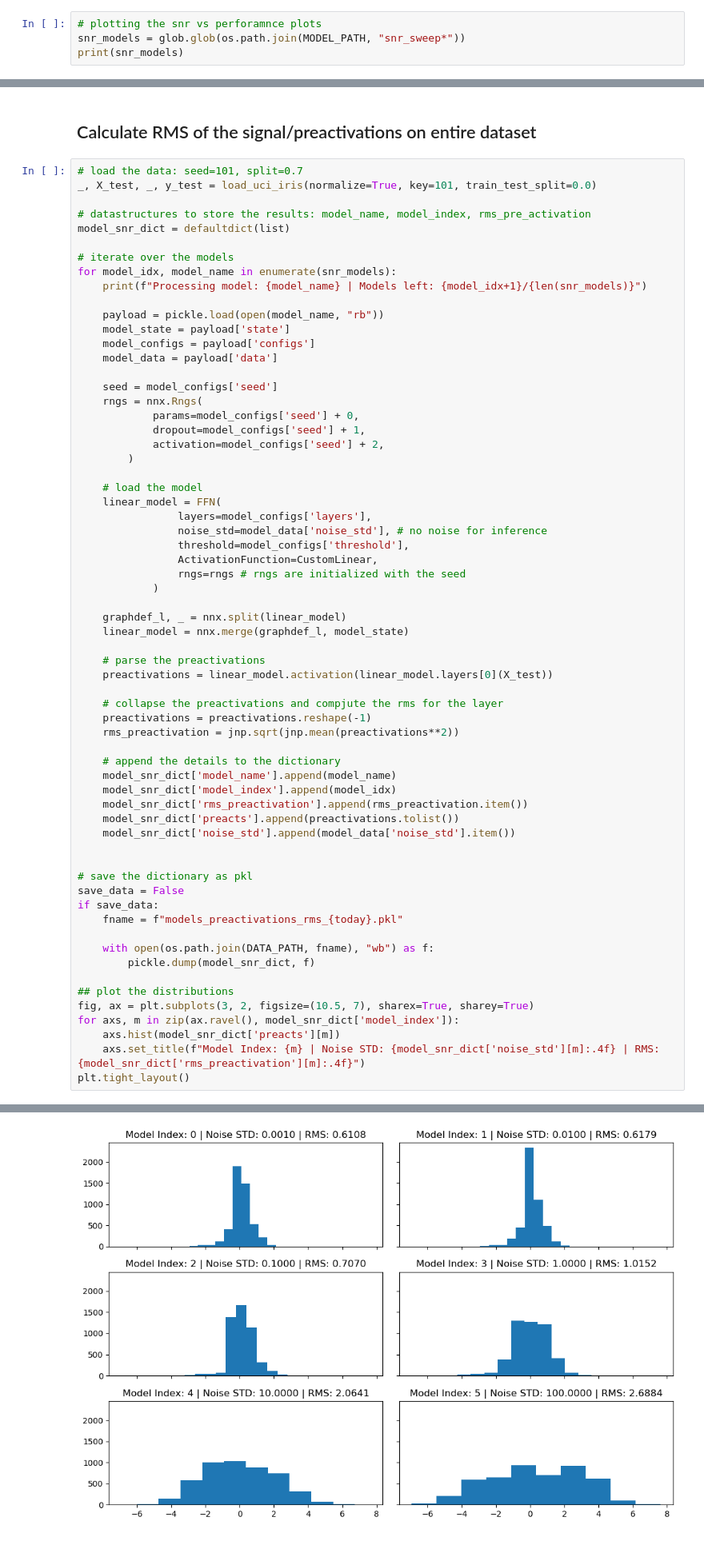
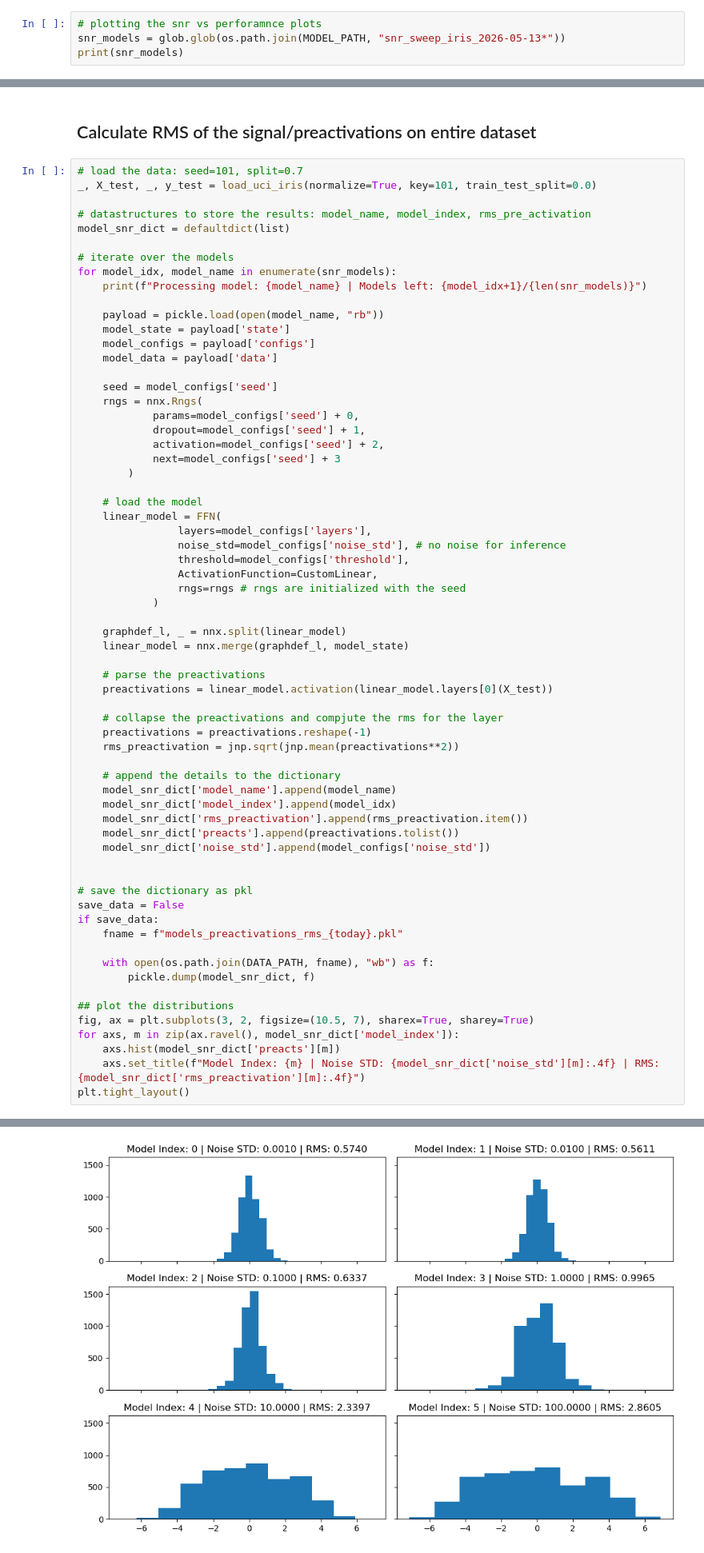
Before and after one commit to vjaltare/sawy, a Jupyter notebook: notebooks/uci_iris_figures_v2.ipynb, the cells around one changed output, grey strips where cells are left out. Shown at 80% size. Saved outputs shown, nothing was run; the diff lists cells and outputs as text.

Commit message:
reanalize snr sweeps... port code to PC for LaTeX

```diff
--- a/notebooks/uci_iris_figures_v2.ipynb
+++ b/notebooks/uci_iris_figures_v2.ipynb
@@ -84,6 +84,6 @@ def pred_step(
     return accuracy, prediction
 # %%
 # plotting the snr vs perforamnce plots
-snr_models = glob.glob(os.path.join(MODEL_PATH, "snr_sweep*"))
+snr_models = glob.glob(os.path.join(MODEL_PATH, "snr_sweep_iris_2026-05-13*"))
 print(snr_models)
 # %% [output]
@@ -135,12 +135,13 @@ for model_idx, model_name in enumerate(snr_models):
             params=model_configs['seed'] + 0,
             dropout=model_configs['seed'] + 1,
             activation=model_configs['seed'] + 2,
+            next=model_configs['seed'] + 3
         )
 
     # load the model
     linear_model = FFN(
                 layers=model_configs['layers'],
-                noise_std=model_data['noise_std'], # no noise for inference
+                noise_std=model_configs['noise_std'], # no noise for inference
                 threshold=model_configs['threshold'],
                 ActivationFunction=CustomLinear,
                 rngs=rngs # rngs are initialized with the seed
@@ -161,7 +162,7 @@ for model_idx, model_name in enumerate(snr_models):
     model_snr_dict['model_index'].append(model_idx)
     model_snr_dict['rms_preactivation'].append(rms_preactivation.item())
     model_snr_dict['preacts'].append(preactivations.tolist())
-    model_snr_dict['noise_std'].append(model_data['noise_std'].item())
+    model_snr_dict['noise_std'].append(model_configs['noise_std'])
 
 
 # save the dictionary as pkl
@@ -190 +191 @@ Processing model: /local_disk/vikrant/trident/models/snr_sweep_iris_2026-05-08_n
-[figure, old version]
+[figure, new version]
```
Also changed, not shown: parts of 9 cells of this notebook, 2 other files.
